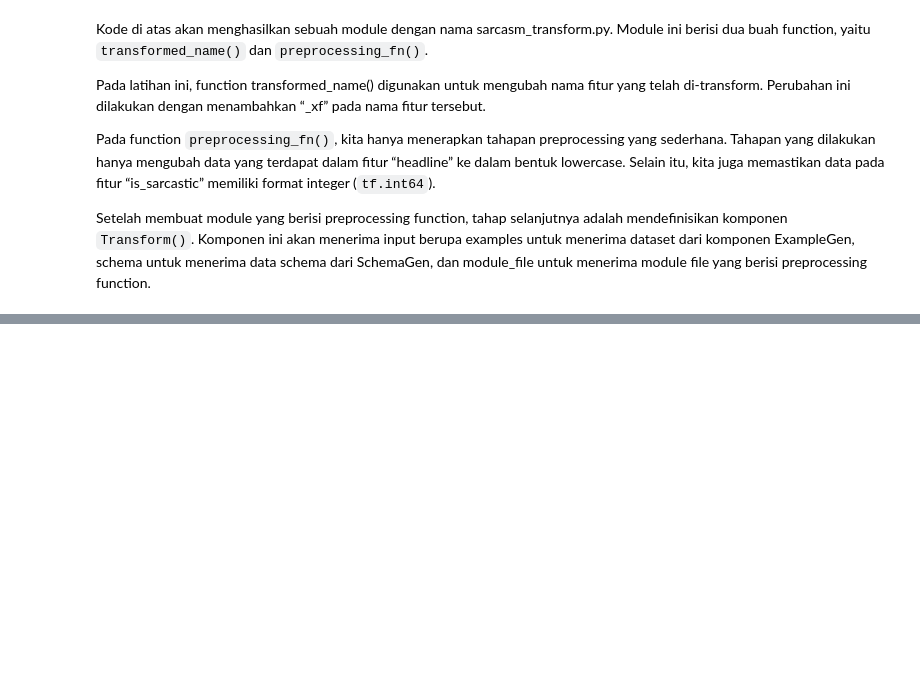
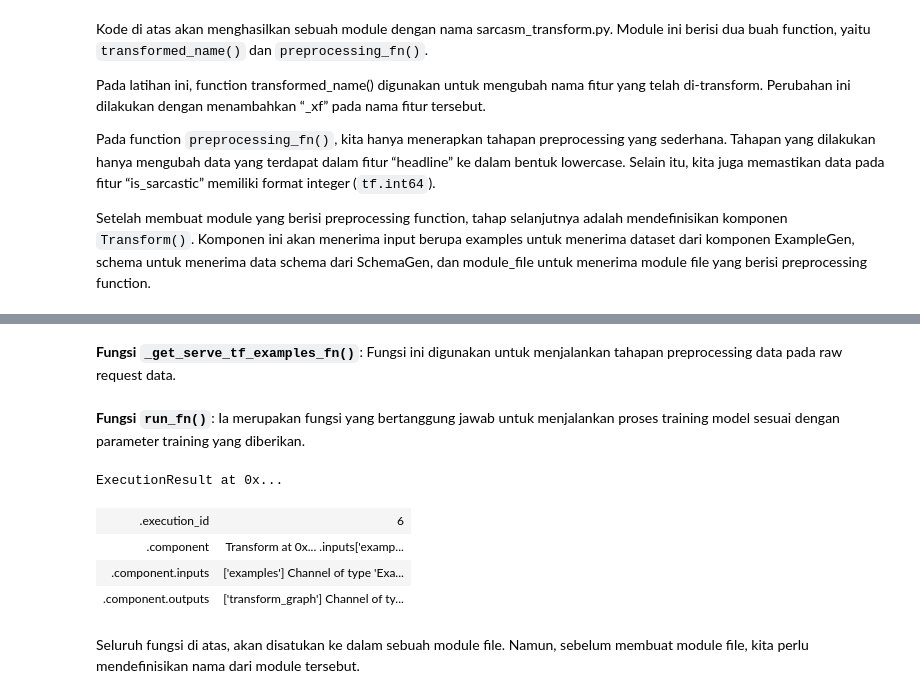
Before and after one commit to zhulkhoirrifat/Belajar-MLOps, a Jupyter notebook: notebook.ipynb, the cells around one changed output, grey strips where cells are left out. Saved outputs shown, nothing was run; the diff lists cells and outputs as text; code cells hidden in the pictures; blank space fills up the shorter version.

Commit message:
Phase 2: Pengembangan dan Validasi Model - Add Notebook

````diff
--- a/notebook.ipynb
+++ b/notebook.ipynb
@@ -239,0 +331,2 @@
+# %% [markdown]
+**Fungsi ```_get_serve_tf_examples_fn()```**: Fungsi ini digunakan untuk menjalankan tahapan preprocessing data pada raw request data.
@@ -239,0 +348,2 @@
+# %% [markdown]
+**Fungsi ```run_fn()```**: Ia merupakan fungsi yang bertanggung jawab untuk menjalankan proses training model sesuai dengan parameter training yang diberikan.
@@ -239,0 +400,10 @@
+# %%
+interactive_context.run(transform)
+# %% [output]
+ExecutionResult at 0x...
+| .execution_id | 6 |
+| .component | Transform at 0x... .inputs['examp... |
+| .component.inputs | ['examples'] Channel of type 'Exa... |
+| .component.outputs | ['transform_graph'] Channel of ty... |
+# %% [markdown]
+Seluruh fungsi di atas, akan disatukan ke dalam sebuah module file. Namun, sebelum membuat module file, kita perlu mendefinisikan nama dari module tersebut.
````
Also changed, not shown: parts of 33 cells of this notebook.
